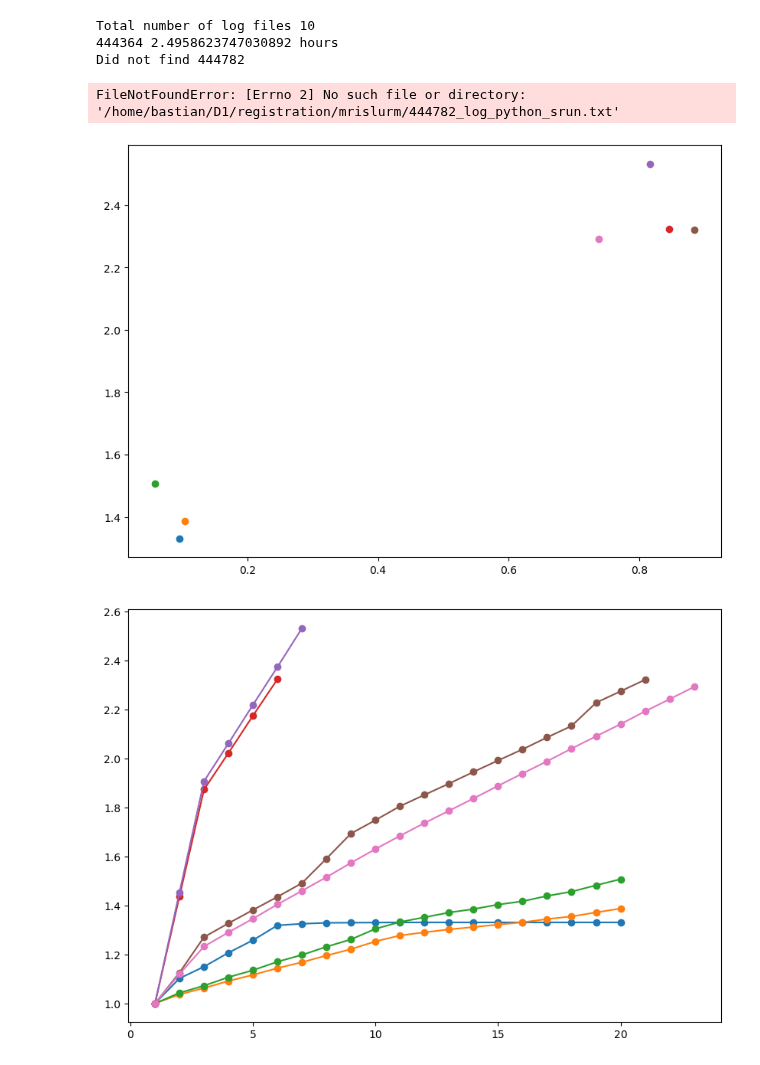
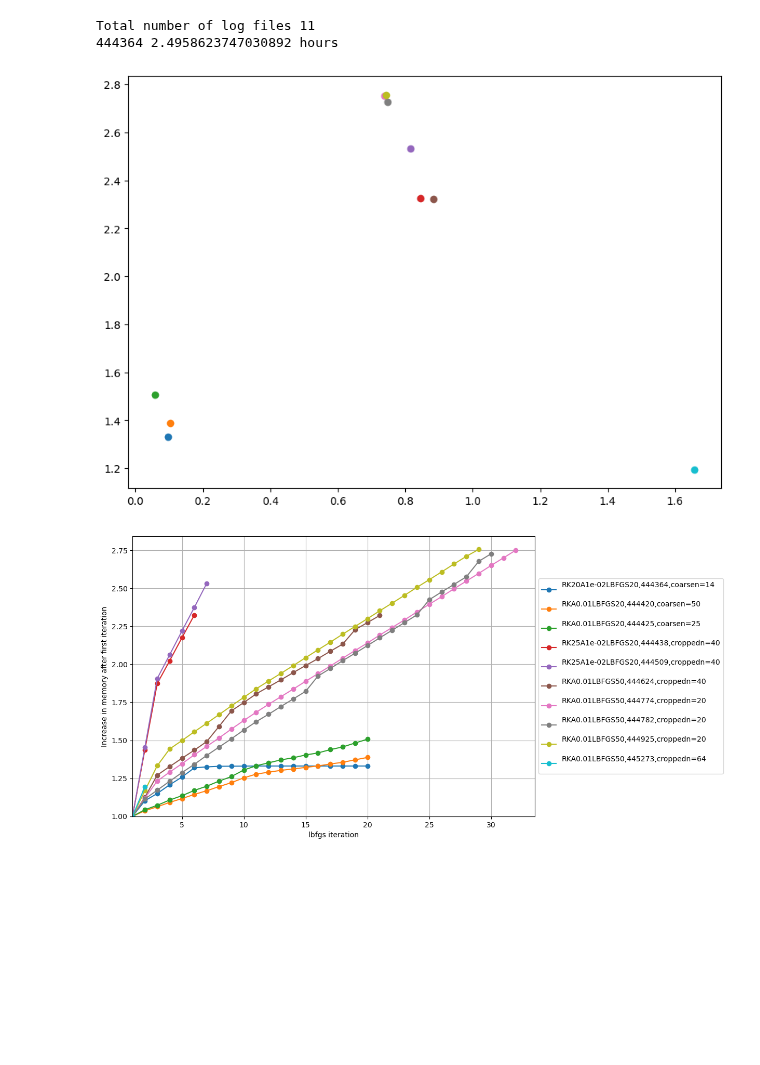
Before and after one commit to JohannesHaubner/mapMRI, a Jupyter notebook: examples/debugging/mem.ipynb, the cells around one changed output. Saved outputs shown, nothing was run; the diff lists cells and outputs as text; code cells hidden in the pictures; blank space fills up the shorter version.

```diff
--- a/examples/debugging/mem.ipynb
+++ b/examples/debugging/mem.ipynb
@@ -41,7 +41,9 @@ slurmids = [444364,
             444774,
             444925,
             444988,
-            444782
+            444782,
+            445273,
+
 ]
 
 
@@ -69,13 +71,16 @@ for slurmid in sorted(slurmids):
         filename = path / (str(slurmid) + "_log_python_srun.txt")
         mema, outfoldername, line_searches, outputfolder = read_memory(filename)
 
-        hyperparameters = json.load(open(outputfolder.replace("d1", "D1") + "/hyperparameters.json"))
+        # hyperparameters = json.load(open(outputfolder.replace("d1", "D1") + "/hyperparameters.json"))
     except FileNotFoundError:
-
+        # continue
         hyperparameters = {"input": ""}
         print("Did not find", slurmid)
         # continue
-
+    try:
+        hyperparameters = json.load(open(outputfolder.replace("d1", "D1") + "/hyperparameters.json"))
+    except FileNotFoundError:
+        continue
     # check_for_error(path / (str(slurmid) + ".out"))
     check(filename)#path / (str(slurmid) + ".out"))
 
@@ -167,35 +172,33 @@ for slurmid in sorted(slurmids):
     color = line[-1].get_color()
     # ax2.plot(mema[:-1,0], mema[1:,1] - mema[:-1,1], marker=marker, linestyle=linestyle, color=color, label=label,)
     ax2.plot(mema[:,0], mema[:,1] / fac2, marker=marker, linestyle=linestyle, color=color, label=label,)
 
 
 
     # for key, item in line_searches.items():
     #     if item > 0:
     #         ax2.axvline(key, marker=marker, linestyle=linestyle, color=color, markevery=0.1, label="linesearch")
 
     ax3.plot(mema[0, 1], mema[-1, 1] / mema[0, 1], marker=marker, color=color)
     # ax3.plot(np.linspace(0, 1.2, 100), 1+ np.linspace(0, 1.2, 100))
 
 
 plt.xlabel("lbfgs iteration")
 ax2.set_xlabel("lbfgs iteration")
 ax.set_ylabel("memory (TB)")
 ax2.set_xlim(1, None)
 ax2.set_ylim(1, None)
 ax2.set_ylabel("Increase in memory after first iteration")
 # ax2.set_xlim(1, None)
 # plt.xlim(1, None)
 # plt.xticks(list(range(1, int(plt.gca().get_xlim()[1]))))
 ax.grid()
 ax2.grid()
 ax.legend(loc='center left', bbox_to_anchor=(1, 0.5))
 ax2.legend(loc='center left', bbox_to_anchor=(1, 0.5))
 plt.show()
 # %% [output]
-Total number of log files 10
+Total number of log files 11
 444364 2.4958623747030892 hours
-Did not find 444782
-FileNotFoundError: [Errno 2] No such file or directory: '/home/bastian/D1/registration/mrislurm/444782_log_python_srun.txt'
-[figure, old version]
+[figure, new version]
-[figure, old version]
+[figure, new version]
```
Also changed, not shown: parts of 1 cell of this notebook, 4 other files.
